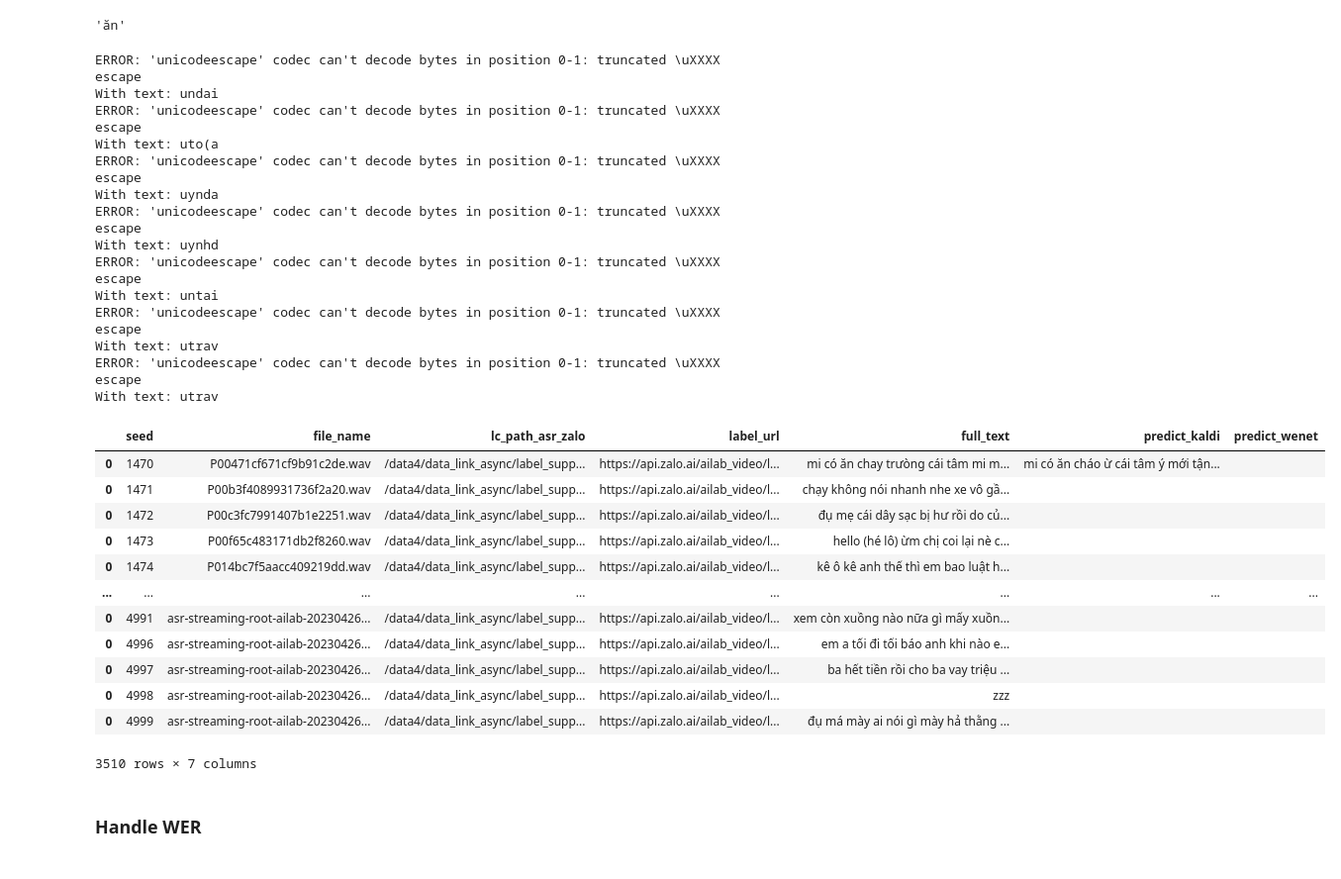
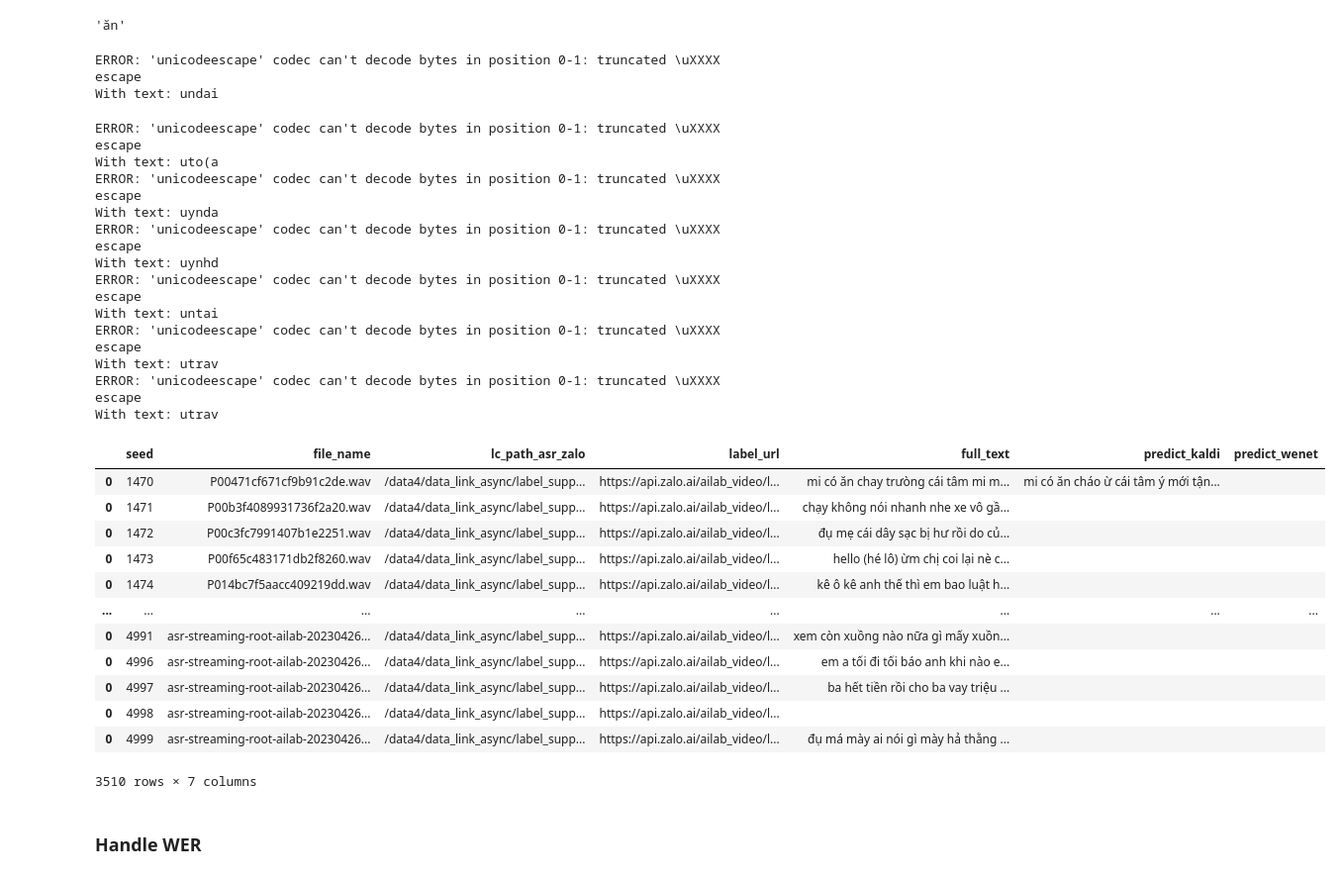
Before and after one commit to ThanhNguyenDat/ASR-Label-Tool, a Jupyter notebook: database/ASR Google.ipynb, the cells around one changed output. Shown at 99% size. Drawn from its saved outputs; the diff is of its cells as text; code cells hidden in the pictures.

```diff
--- a/database/ASR Google.ipynb
+++ b/database/ASR Google.ipynb
@@ -176,49 +176,50 @@ for res in res_results:
 
         # replace None value
         predict_kaldi = predict_kaldi.replace("None", "")
         predict_wenet = predict_wenet.replace("None", "")
+        if not (text == 'zzz' or text == 'zzzz'):
+            full_text = full_text + " " + text.strip()
 
-        full_text = full_text + " " + text.strip()
         full_predict_kaldi = full_predict_kaldi + " " + predict_kaldi.strip()
         full_predict_wenet = full_predict_wenet + " " + predict_wenet.strip()
 
     full_text = full_text.strip()
     full_predict_kaldi = full_predict_kaldi.strip()
     full_predict_wenet = full_predict_wenet.strip()
 
     df = pd.DataFrame([[seed, file_name, lc_path, label_url, full_text, full_predict_kaldi, full_predict_wenet]], columns=column_asr_label_df)
     asr_label_df = pd.concat([asr_label_df, df])
 
 # asr_label_df.to_csv("asr_label_full_text.csv")
 asr_label_df
 # %% [output]
 ERROR: 'unicodeescape' codec can't decode bytes in position 0-1: truncated \uXXXX escape
 With text: undai
-ERROR: 'unicodeescape' codec can't decode bytes in position 0-1: truncated \uXXXX escape
-With text: uto(a
-ERROR: 'unicodeescape' codec can't decode bytes in position 0-1: truncated \uXXXX escape
-With text: uynda
-ERROR: 'unicodeescape' codec can't decode bytes in position 0-1: truncated \uXXXX escape
-With text: uynhd
-ERROR: 'unicodeescape' codec can't decode bytes in position 0-1: truncated \uXXXX escape
-With text: untai
-ERROR: 'unicodeescape' codec can't decode bytes in position 0-1: truncated \uXXXX escape
-With text: utrav
-ERROR: 'unicodeescape' codec can't decode bytes in position 0-1: truncated \uXXXX escape
-With text: utrav
+ERROR: 'unicodeescape' codec can't decode bytes in position 0-1: truncated \uXXXX escape
+With text: uto(a
+ERROR: 'unicodeescape' codec can't decode bytes in position 0-1: truncated \uXXXX escape
+With text: uynda
+ERROR: 'unicodeescape' codec can't decode bytes in position 0-1: truncated \uXXXX escape
+With text: uynhd
+ERROR: 'unicodeescape' codec can't decode bytes in position 0-1: truncated \uXXXX escape
+With text: untai
+ERROR: 'unicodeescape' codec can't decode bytes in position 0-1: truncated \uXXXX escape
+With text: utrav
+ERROR: 'unicodeescape' codec can't decode bytes in position 0-1: truncated \uXXXX escape
+With text: utrav
 |  | seed | file_name | lc_path_asr_zalo | label_url | full_text | predict_kaldi | predict_wenet |
 | 0 | 1470 | P00471cf671cf9b91c2de.wav | /data4/data_link_async/label_supp... | https://api.zalo.ai/ailab_video/l... | mi có ăn chay trưòng cái tâm mi m... | mi có ăn cháo ừ cái tâm ý mới tận... |  |
 | 0 | 1471 | P00b3f4089931736f2a20.wav | /data4/data_link_async/label_supp... | https://api.zalo.ai/ailab_video/l... | chạy không nói nhanh nhe xe vô gầ... |  |  |
 | 0 | 1472 | P00c3fc7991407b1e2251.wav | /data4/data_link_async/label_supp... | https://api.zalo.ai/ailab_video/l... | đụ mẹ cái dây sạc bị hư rồi do củ... |  |  |
 | 0 | 1473 | P00f65c483171db2f8260.wav | /data4/data_link_async/label_supp... | https://api.zalo.ai/ailab_video/l... | hello (hé lô) ừm chị coi lại nè c... |  |  |
 | 0 | 1474 | P014bc7f5aacc409219dd.wav | /data4/data_link_async/label_supp... | https://api.zalo.ai/ailab_video/l... | kê ô kê anh thế thì em bao luật h... |  |  |
 | ... | ... | ... | ... | ... | ... | ... | ... |
 | 0 | 4991 | asr-streaming-root-ailab-20230426... | /data4/data_link_async/label_supp... | https://api.zalo.ai/ailab_video/l... | xem còn xuồng nào nữa gì mấy xuồn... |  |  |
 | 0 | 4996 | asr-streaming-root-ailab-20230426... | /data4/data_link_async/label_supp... | https://api.zalo.ai/ailab_video/l... | em a tối đi tối báo anh khi nào e... |  |  |
 | 0 | 4997 | asr-streaming-root-ailab-20230426... | /data4/data_link_async/label_supp... | https://api.zalo.ai/ailab_video/l... | ba hết tiền rồi cho ba vay triệu ... |  |  |
-| 0 | 4998 | asr-streaming-root-ailab-20230426... | /data4/data_link_async/label_supp... | https://api.zalo.ai/ailab_video/l... | zzz |  |  |
+| 0 | 4998 | asr-streaming-root-ailab-20230426... | /data4/data_link_async/label_supp... | https://api.zalo.ai/ailab_video/l... |  |  |  |
 | 0 | 4999 | asr-streaming-root-ailab-20230426... | /data4/data_link_async/label_supp... | https://api.zalo.ai/ailab_video/l... | đụ má mày ai nói gì mày hả thằng ... |  |  |
-3510 rows × 7 columns
+3510 rows × 7 columns
 # %%
 asr_label_df = asr_label_df.set_index('file_name')
 asr_google_df = asr_google_df.set_index('file_name')
```
Also changed, not shown: parts of 1 cell of this notebook, 2 other files.
